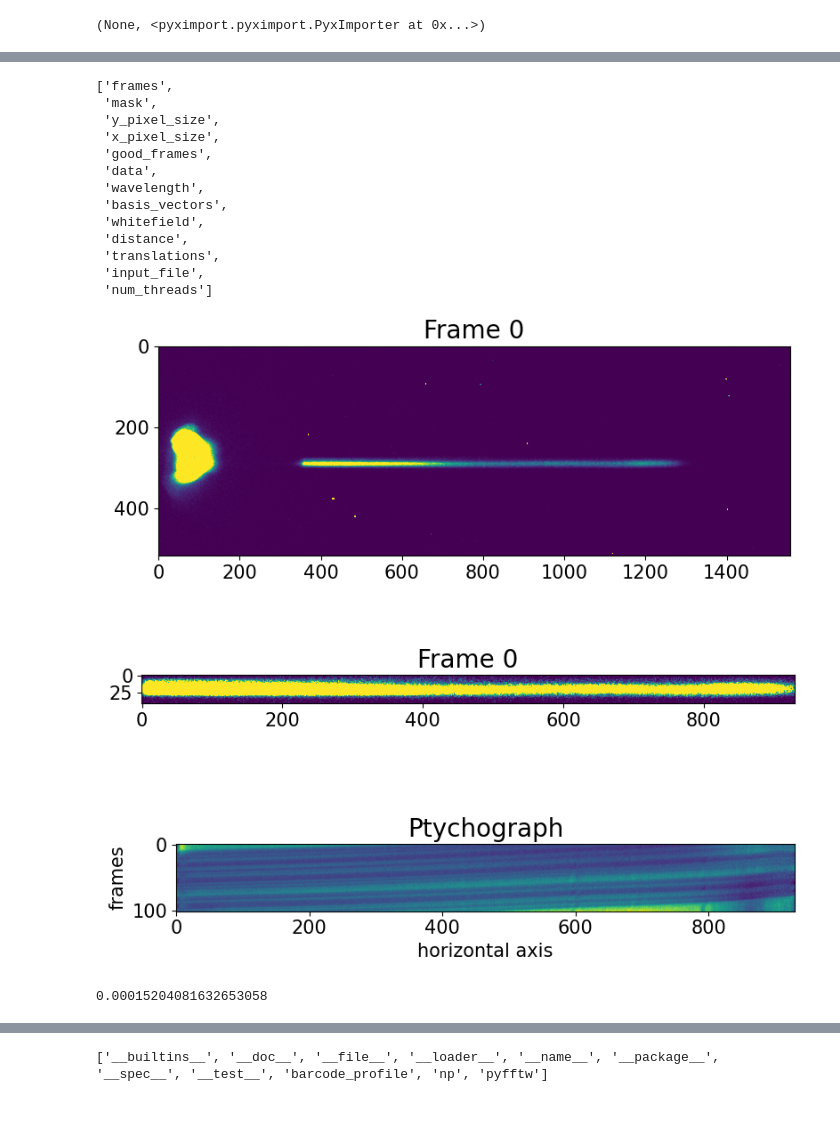
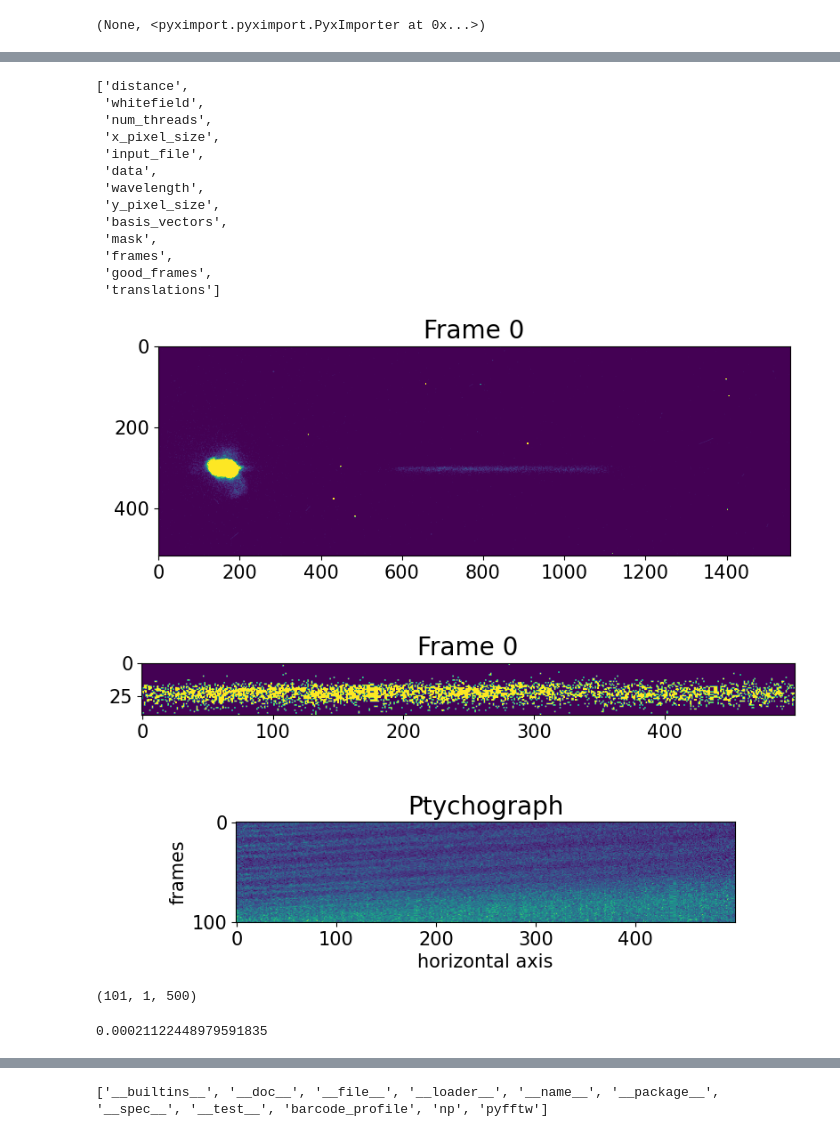
Before and after one commit to simply-nicky/pyrost, a Jupyter notebook: dev.ipynb, the cells around one changed output, grey strips where cells are left out. Cells and saved outputs as stored; diff of their text form; code cells hidden in the pictures.

```diff
--- a/dev.ipynb
+++ b/dev.ipynb
@@ -59,52 +90,48 @@ alpha, alpha_est
 # %%
-scan_num = 3985
+scan_num = 4453
 data = rst.cxi_converter_sigray(scan_num=scan_num, target='Mo')
 # %%
 data.contents()
 # %% [output]
-['frames',
- 'mask',
- 'y_pixel_size',
+['distance',
+ 'whitefield',
+ 'num_threads',
  'x_pixel_size',
- 'good_frames',
+ 'input_file',
  'data',
  'wavelength',
+ 'y_pixel_size',
  'basis_vectors',
- 'whitefield',
- 'distance',
- 'translations',
- 'input_file',
- 'num_threads']
+ 'mask',
+ 'frames',
+ 'good_frames',
+ 'translations']
 # %%
 %matplotlib widget
 fig, ax = plt.subplots(figsize=(8, 3))
-ax.imshow(data.data[0], vmax=50)
+ax.imshow(data.data[1], vmax=10)
 ax.set_title('Frame 0', fontsize=20)
 ax.tick_params(labelsize=15)
 plt.tight_layout()
 plt.show()
 # plt.savefig('docs/figures/sigray_frame.png', dpi=150)
 # %% [output]
-[figure, old version]
+[figure, new version]
 # %%
-crop = rst.Crop((270, 310, 350, 1280))
+crop = rst.Crop((280, 320, 600, 1100))
 data = data.update_transform(transform=crop)
 data = data.load('data')
-# %%
-data = data.mask_frames(np.arange(90))
-# %%
-data = data.update_mask(vmax=100000)
 # %%
 %matplotlib widget
 fig, ax = plt.subplots(figsize=(8, 2))
-ax.imshow(data.data[0], vmax=10)
+ax.imshow(data.data[2], vmax=1)
 ax.set_title('Frame 0', fontsize=20)
 ax.tick_params(labelsize=15)
 plt.tight_layout()
 plt.show()
 # plt.savefig('docs/figures/sigray_crop.png', dpi=150)
 # %% [output]
-[figure, old version]
+[figure, new version]
 # %%
 data = data.integrate_data()
 # %%
@@ -119,14 +146,18 @@ plt.tight_layout()
 plt.show()
 # plt.savefig('docs/figures/sigray_ptychograph.png', dpi=150)
 # %% [output]
-[figure, old version]
+[figure, new version]
+# %%
+data.shape
+# %% [output]
+(101, 1, 500)
 # %%
-defoci = np.linspace(50e-6, 300e-6, 50)
+defoci = np.linspace(150e-6, 300e-6, 50)
 sweep_scan = data.defocus_sweep(defoci)
 defocus = defoci[np.argmax(sweep_scan)]
 print(defocus)
 # %% [output]
-0.00015204081632653058
+0.00021122448979591835
 # %%
 fig, ax = plt.subplots(figsize=(8, 4))
 ax.plot(defoci * 1e3, sweep_scan)
```
Also changed, not shown: parts of 21 cells of this notebook, 18 other files.
